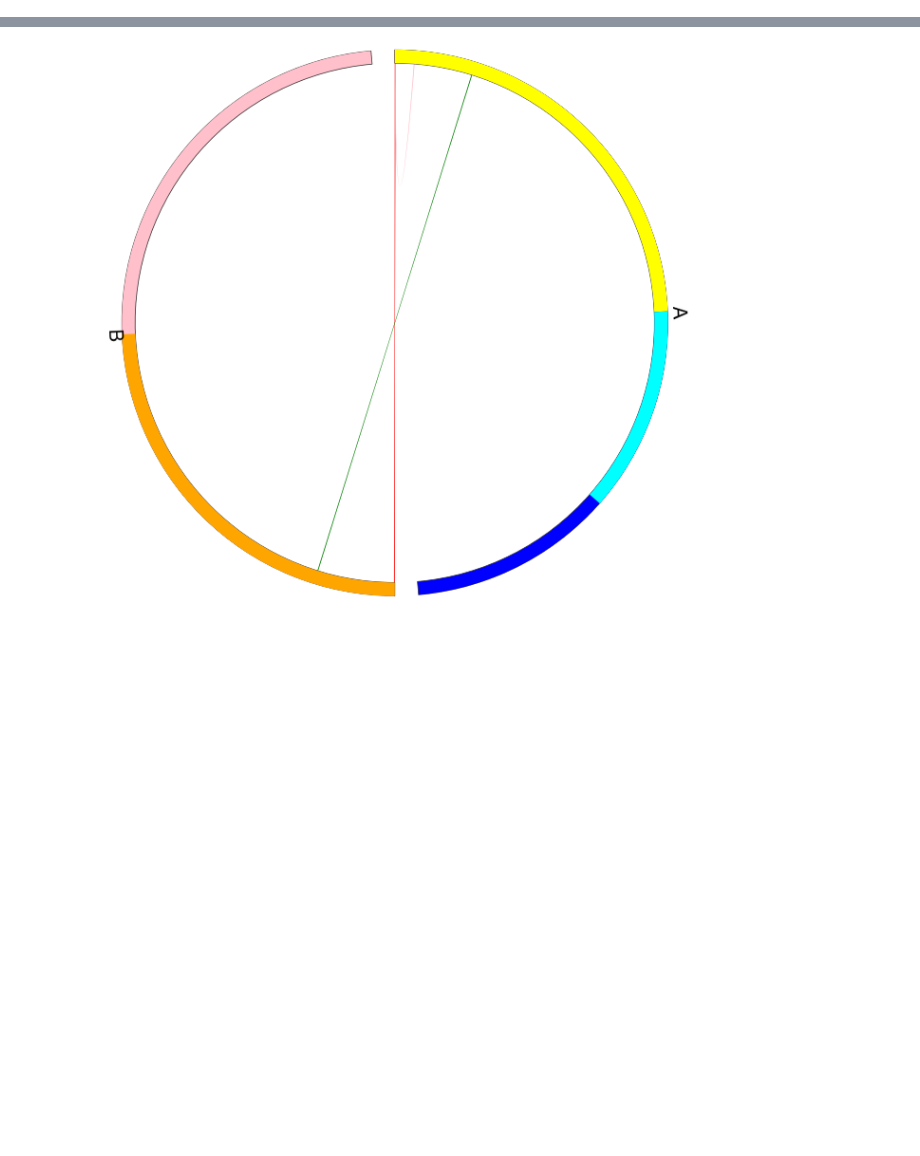
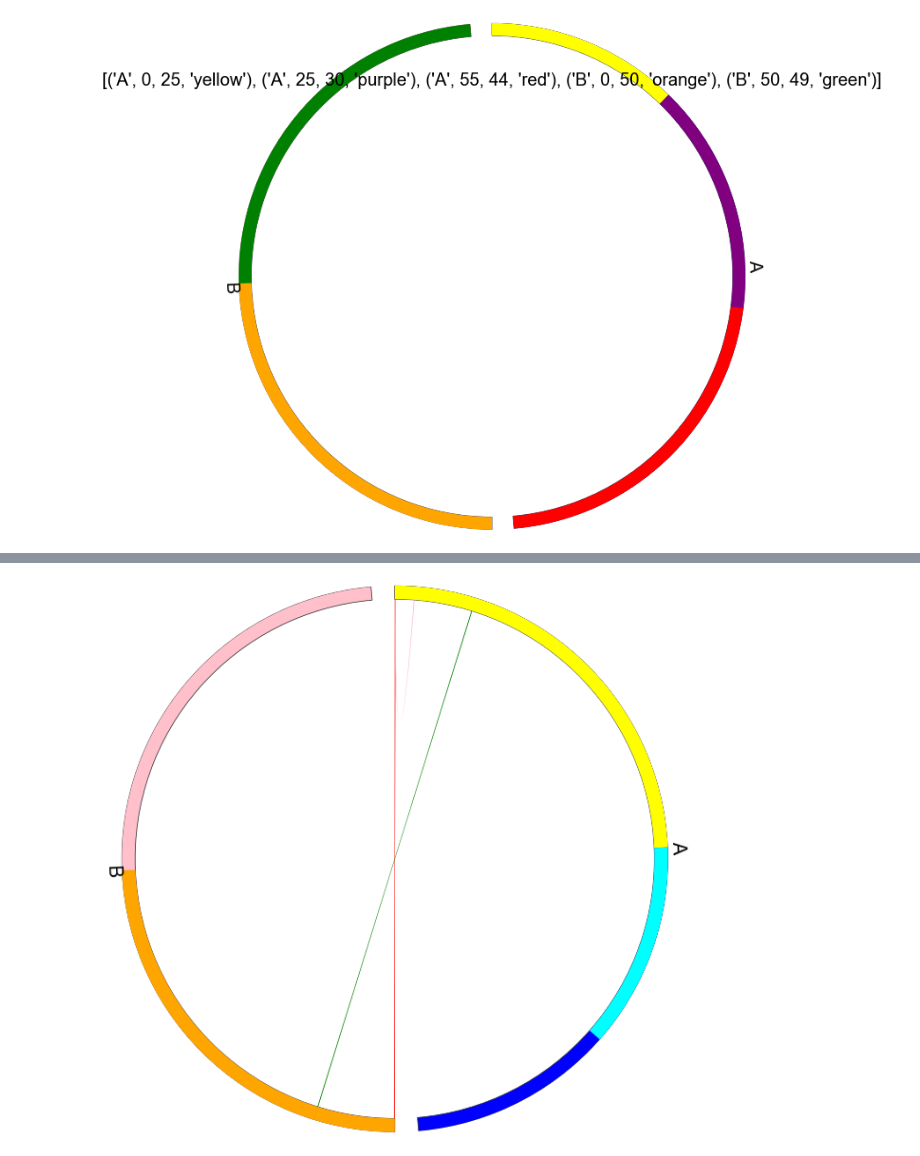
Before and after one commit to britzinger/unh_mod1.0, a Jupyter notebook: main_test.ipynb, the cells around one changed output, grey strips where cells are left out. Cells and saved outputs as stored; diff of their text form; code cells hidden in the pictures; blank space fills up the shorter version.

```diff
--- a/main_test.ipynb
+++ b/main_test.ipynb
@@ -146,0 +169,15 @@ test2()
+# %%
+# NETWORK ROWS ARE CALCULATED DIFFRENTEY !!!
+# start col is 0 (Not 1)
+# next col in row is equal to previous COL+PREV_COL_WIDTH
+# width is one less!!! 55+44 = 99
+def test5():
+    #             col wid
+    # c1.figure.suptitle("\n\n"+str(part_rows), fontsize=20)
+    c = PlotParts(part_rows)
+    PlotNetworksColor(net_rows5,c)
+
+    c.figure.suptitle("\n\n"+str(net_rows5), fontsize=20)
+test5()
+# %% [output]
+[figure, added]
```
Also changed, not shown: parts of 15 cells of this notebook, 11 other files.
